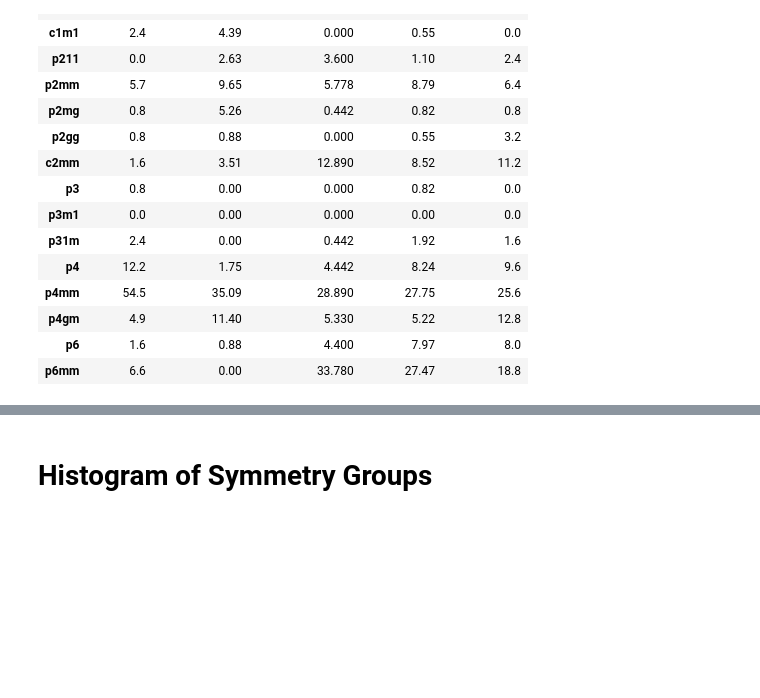
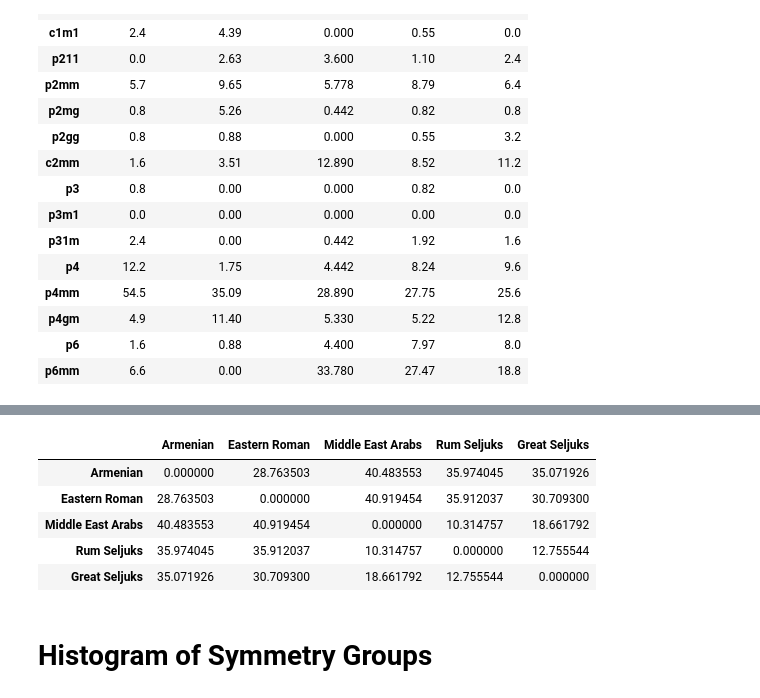
Before and after one commit to selimonat/ornament_symmgroups, a Jupyter notebook: SymmetrySimilarity_analysis.ipynb, the cells around one changed output, grey strips where cells are left out. Drawn from its saved outputs; the diff is of its cells as text; code cells hidden in the pictures; blank space fills up the shorter version.

```diff
--- a/SymmetrySimilarity_analysis.ipynb
+++ b/SymmetrySimilarity_analysis.ipynb
@@ -168,3 +162,14 @@ dist_symm
+# %%
+dist_symm_euc = pd.DataFrame(squareform(pdist(symm_df.T.values))
+                            ,index=symm_df.columns, columns= symm_df.columns)
+dist_symm_euc
+# %% [output]
+|  | Armenian | Eastern Roman | Middle East Arabs | Rum Seljuks | Great Seljuks |
+| Armenian | 0.000000 | 28.763503 | 40.483553 | 35.974045 | 35.071926 |
+| Eastern Roman | 28.763503 | 0.000000 | 40.919454 | 35.912037 | 30.709300 |
+| Middle East Arabs | 40.483553 | 40.919454 | 0.000000 | 10.314757 | 18.661792 |
+| Rum Seljuks | 35.974045 | 35.912037 | 10.314757 | 0.000000 | 12.755544 |
+| Great Seljuks | 35.071926 | 30.709300 | 18.661792 | 12.755544 | 0.000000 |
 # %% [markdown]
 # Histogram of Symmetry Groups
 # %%
```
Also changed, not shown: parts of 6 cells of this notebook.
